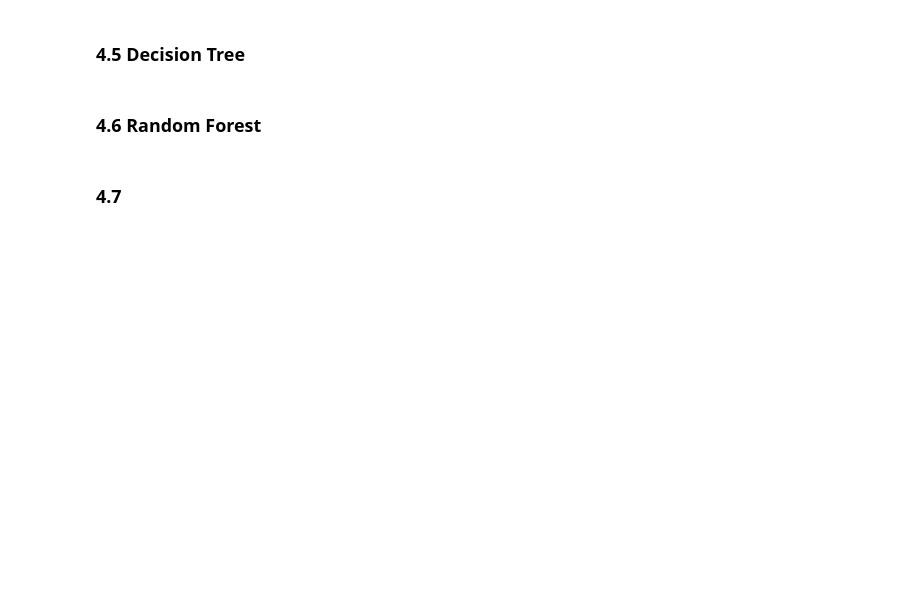
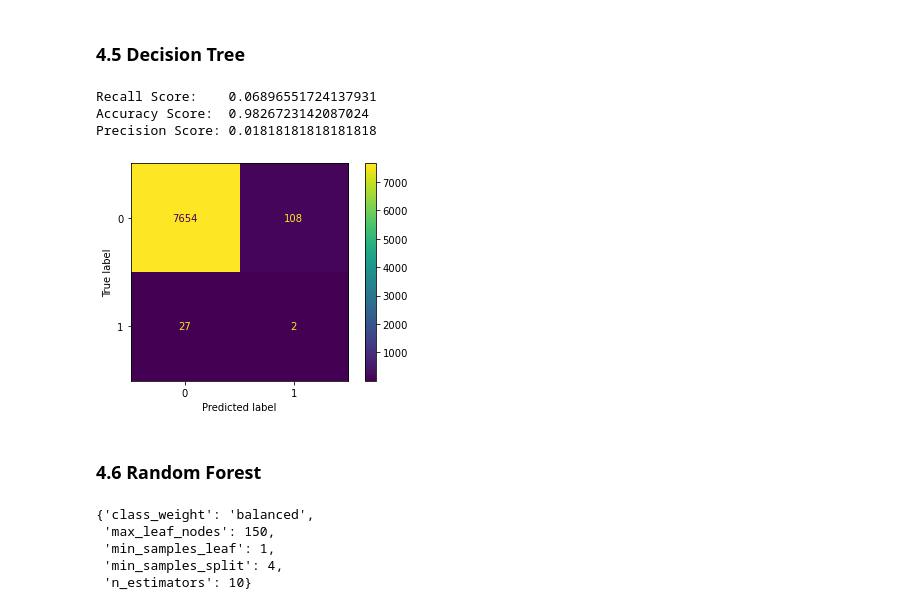
Before and after one commit to AidanStack/Cycling_Classification_Project, a Jupyter notebook: Aidan/Aidan's Notebook.ipynb, the cells around one changed output. Saved outputs shown, nothing was run; the diff lists cells and outputs as text; code cells hidden in the pictures; blank space fills up the shorter version.

```diff
--- a/Aidan/Aidan's Notebook.ipynb
+++ b/Aidan/Aidan's Notebook.ipynb
@@ -676,2 +719,19 @@ plot_confusion_matrix(tuned_tree, X_test_encoded, y_test)
+# %%
+# Manually building tuned_tree, inputting parameters ouput by GridSearch
+tuned_tree = DecisionTreeClassifier(class_weight= 'balanced',
+                                    criterion= 'gini',
+                                    max_depth= None,
+                                    max_features= None,
+                                    max_leaf_nodes= None,
+                                    min_samples_leaf= 1,
+                                    min_samples_split= 10)
+
+# Checking its accuracy
+evaluate(tuned_tree)
+# %% [output]
+Recall Score:    0.06896551724137931
+Accuracy Score:  0.9826723142087024
+Precision Score: 0.01818181818181818
+[figure, added]
 # %% [markdown]
 ### 4.6 Random Forest
@@ -682,11 +738,19 @@ cross_val_score(clf_6, X_train_encoded, y_train, scoring='recall')
 # %%
-pg5 = {'n_estimators' : [10, 100],
-       'min_samples_split': [2],
-       'min_samples_leaf': [1, 3, 5]}
+pg5 = {'n_estimators' : [10, 100, 250],
+       'min_samples_split': [2, 4],
+       'min_samples_leaf': [1, 3],
+       'max_leaf_nodes': [None, 150],
+       'class_weight':['balanced'],}
 
-# forest = RandomForestClassifier(random_state=seed)
-# forest_tuner = GridSearchCV(forest, pg5, cv=5, scoring='recall')
+# The Grid Search is commented out to reduce notebook runtime
+
+forest = RandomForestClassifier(random_state=seed)
+forest_tuner = GridSearchCV(forest, pg5, cv=5, scoring='recall')
 # forest_tuner.fit(X_train_resampled, y_train_resampled)
 # forest_tuner.best_params_
-
-# plot_confusion_matrix(forest_tuner, X_test_encoded, y_test)
+# %% [output]
+{'class_weight': 'balanced',
+ 'max_leaf_nodes': 150,
+ 'min_samples_leaf': 1,
+ 'min_samples_split': 4,
+ 'n_estimators': 10}
@@ -704,2 +756,0 @@ plot_confusion_matrix(tuned_forest, X_test_encoded, y_test)
-# %% [markdown]
-### 4.7
```
Also changed, not shown: parts of 34 cells of this notebook.
